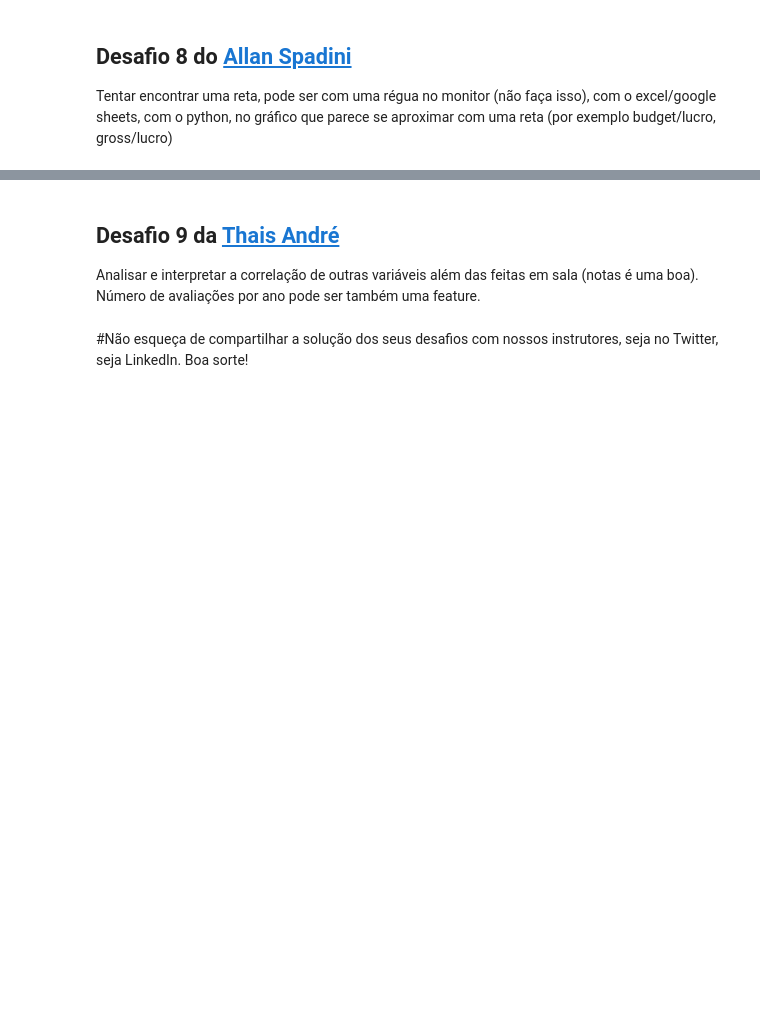
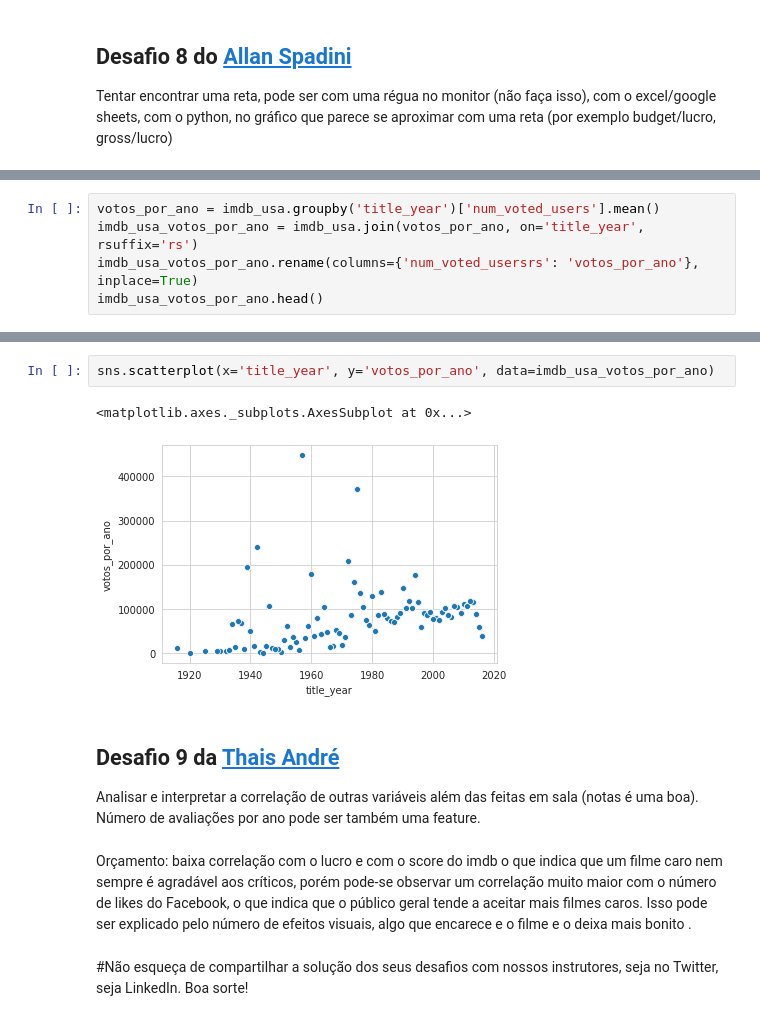
Before and after one commit to osandrolucas/QuarentenaDados, a Jupyter notebook: QuarentenaDados_aula03_osandrolucas.ipynb, the cells around one changed output, grey strips where cells are left out. Saved outputs shown, nothing was run; the diff lists cells and outputs as text; blank space fills up the shorter version.

```diff
--- a/QuarentenaDados_aula03_osandrolucas.ipynb
+++ b/QuarentenaDados_aula03_osandrolucas.ipynb
@@ -389,0 +471,5 @@ Tentar encontrar uma reta, pode ser com uma régua no monitor (não faça isso),
+# %%
+votos_por_ano = imdb_usa.groupby('title_year')['num_voted_users'].mean()
+imdb_usa_votos_por_ano = imdb_usa.join(votos_por_ano, on='title_year', rsuffix='rs')
+imdb_usa_votos_por_ano.rename(columns={'num_voted_usersrs': 'votos_por_ano'}, inplace=True)
+imdb_usa_votos_por_ano.head()
@@ -390,6 +489,14 @@ Tentar encontrar uma reta, pode ser com uma régua no monitor (não faça isso),
+# %%
+sns.scatterplot(x='title_year', y='votos_por_ano', data=imdb_usa_votos_por_ano)
+# %% [output]
+<matplotlib.axes._subplots.AxesSubplot at 0x...>
+[figure, added]
 # %% [markdown]
 ## Desafio 9 da [Thais André](https://twitter.com/thais_tandre)
 
 Analisar e interpretar a correlação de outras variáveis além das feitas em sala (notas é uma boa). Número de avaliações por ano pode ser também uma feature.
+# %% [markdown]
+Orçamento: baixa correlação com o lucro e com o score do imdb o que indica que um filme caro nem sempre é agradável aos críticos, porém pode-se observar um correlação muito maior com o número de likes do Facebook, o que indica que o público geral tende a aceitar mais filmes caros. Isso pode ser explicado pelo número de efeitos visuais, algo que encarece e o filme e o deixa mais bonito
+.
 # %% [markdown]
 #Não esqueça de compartilhar a solução dos seus desafios com nossos instrutores, seja no Twitter, seja LinkedIn. Boa sorte!
```
Also changed, not shown: parts of 15 cells of this notebook.
